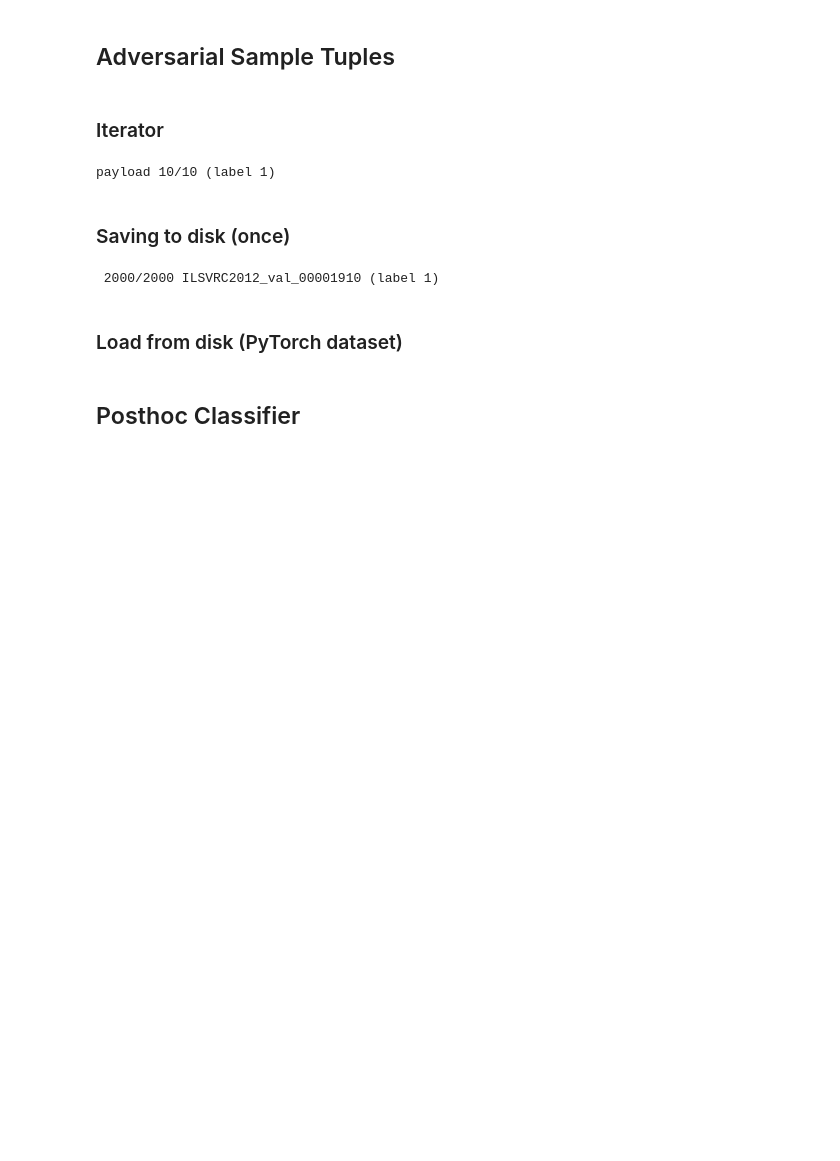
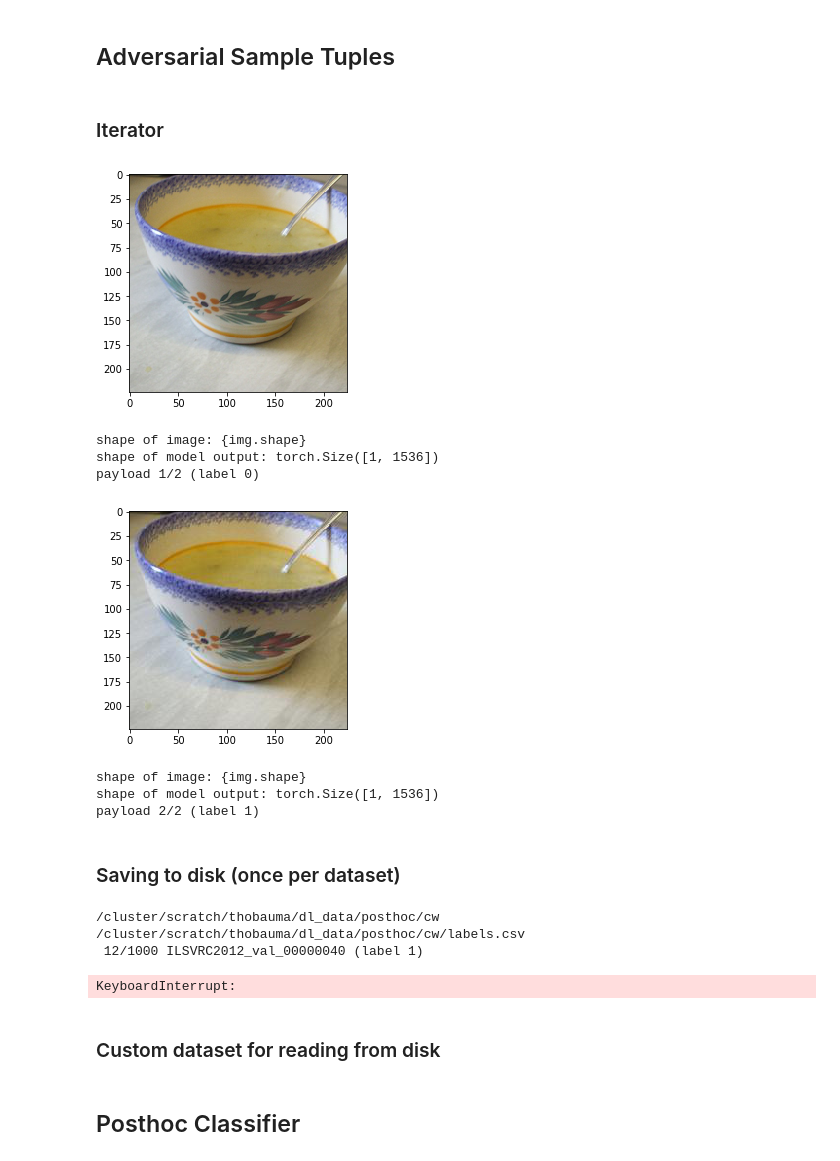
Before and after one commit to thobauma/AADefDINO, a Jupyter notebook: notebooks/posthoc.ipynb, the cells around one changed output. Cells and saved outputs as stored; diff of their text form; code cells hidden in the pictures; blank space fills up the shorter version.

Commit message:
updates for posthoc classifier

```diff
--- a/notebooks/posthoc.ipynb
+++ b/notebooks/posthoc.ipynb
@@ -82,4 +107,2 @@ We load the reference pretrained linear weights.
 # %%
-ori_loader = create_loader(ORI_IMAGES_PATH, ORI_LABEL_PATH, INDEX_SUBSET, CLASS_SUBSET, BATCH_SIZE)
+ori_loader = create_loader(ORI_IMAGES_PATH, ORI_LABEL_PATH, INDEX_SUBSET, CLASS_SUBSET, BATCH_SIZE, transform=NO_NORM_TRANSFORM)
-# %%
-dn_loader = create_loader(DN_IMAGES_PATH, DN_LABEL_PATH, INDEX_SUBSET, CLASS_SUBSET, BATCH_SIZE)
@@ -88,3 +109,12 @@ pgd_loader = create_loader(PGD_IMAGES_PATH, PGD_LABEL_PATH, INDEX_SUBSET, CLASS_
+# %%
+if ADV_DATASET == "DN":
+    adv_loader = create_loader(DN_IMAGES_PATH, DN_LABEL_PATH, INDEX_SUBSET, CLASS_SUBSET, BATCH_SIZE, transform=NO_NORM_TRANSFORM)
+elif ADV_DATASET == "PGD":
+    adv_loader = create_loader(PGD_IMAGES_PATH, PGD_LABEL_PATH, INDEX_SUBSET, CLASS_SUBSET, BATCH_SIZE, transform=TO_TENSOR_TRANSFORM)
+elif ADV_DATASET == "CW":
+    adv_loader = create_loader(CW_IMAGES_PATH, CW_LABEL_PATH, INDEX_SUBSET, CLASS_SUBSET, BATCH_SIZE, transform=TO_TENSOR_TRANSFORM)
+else:
+    raise Exception("invalid ADV_DATASET")
 # %% [markdown]
 ## Adversarial Sample Tuples
 # %% [markdown]
@@ -99,10 +129,11 @@ def generate_model_output(inp, n=4):
     return torch.cat([x[:, 0] for x in intermediate_output], dim=-1)
 # %%
 class AdvTupleIterator:
-    def __init__(self, ori_loader, dn_loader, model, linear_classifier, max=50):
+    def __init__(self, ori_loader, dn_loader, model, linear_classifier, max=0, visualize=False):
         self.samples = adv_dataset(ori_loader, dn_loader, model, linear_classifier)
         self.max = max
         self.num = 0
+        self.visualize = visualize
 
     def __iter__(self):
         self.num = 0
@@ -114,32 +145,47 @@ class AdvTupleIterator:
         self.num += 1
         # payload can be original or adversarial.
         sample, payload, label = next(self.samples)
+        if self.visualize:
+            img = payload.permute(1, 2, 0)
+            plt.imshow(img.cpu(), interpolation='nearest')
+            plt.show()
         payload_out = generate_model_output(payload)
+        if self.visualize:
+            print("shape of image: {img.shape}")
+            print(f"shape of model output: {payload_out.shape}")
         return sample, payload_out, label
 # %%
 # testing iterator
 
-total=10
-samples = AdvTupleIterator(ori_loader, dn_loader, model, linear_classifier, max=50)
-#samples = AdvTupleIterator(ori_loader, pgd_loader, model, linear_classifier, max=50)
+total=2
+samples = AdvTupleIterator(ori_loader, adv_loader, model, linear_classifier, visualize=True)
 
 for i in range(total):
   num, payload, label = next(samples)
   sys.stdout.write(f"\rpayload {i+1}/{total} (label {label})")
   sys.stdout.flush()
 # %% [output]
+[figure, added]
-payload 10/10 (label 1)
+shape of image: {img.shape}
+shape of model output: torch.Size([1, 1536])
+payload 1/2 (label 0)
+[figure, added]
+shape of image: {img.shape}
+shape of model output: torch.Size([1, 1536])
+payload 2/2 (label 1)
 # %% [markdown]
-### Saving to disk (once)
+### Saving to disk (once per dataset)
 # %%
 # save to disk!
-iterator = AdvTupleIterator(ori_loader, dn_loader, model, linear_classifier, max=0)
+iterator = AdvTupleIterator(ori_loader, adv_loader, model, linear_classifier, max=0)
 names = []
 paths = []
 labels = []
-limit = 2000
+limit = 1000
+print(POSTHOC_PATH)
+print(POSTHOC_LABEL_PATH)
 for i, (name, payload, label) in enumerate(iterator):
-    if i >= limit: break
+    if limit > 0 and i >= limit: break
     sys.stdout.write(f"\r {i+1}/{limit} {name} (label {label})")
     sys.stdout.flush()
     # original: 0, adversarial: 1
@@ -150,15 +196,18 @@ for i, (name, payload, label) in enumerate(iterator):
     paths.append(path)
     names.append(name)
     labels.append(label)
-    path = Path(DN_POSTHOC_PATH, path)
+    path = Path(POSTHOC_PATH, path)
     torch.save(payload, path)
 
 df = pd.DataFrame(data={"path": paths, "name": names, "label": labels})
-df.to_csv(DN_POSTHOC_LABEL_PATH, index=False)
+df.to_csv(POSTHOC_LABEL_PATH, index=False)
 # %% [output]
- 2000/2000 ILSVRC2012_val_00001910 (label 1)
+/cluster/scratch/thobauma/dl_data/posthoc/cw
+/cluster/scratch/thobauma/dl_data/posthoc/cw/labels.csv
+ 12/1000 ILSVRC2012_val_00000040 (label 1)
+KeyboardInterrupt:
 # %% [markdown]
-### Load from disk (PyTorch dataset)
+### Custom dataset for reading from disk
 # %%
 class AdvDataset(torch.utils.data.Dataset):
     def __init__(self, img_folder, index_df):
```
Also changed, not shown: parts of 10 cells of this notebook.
